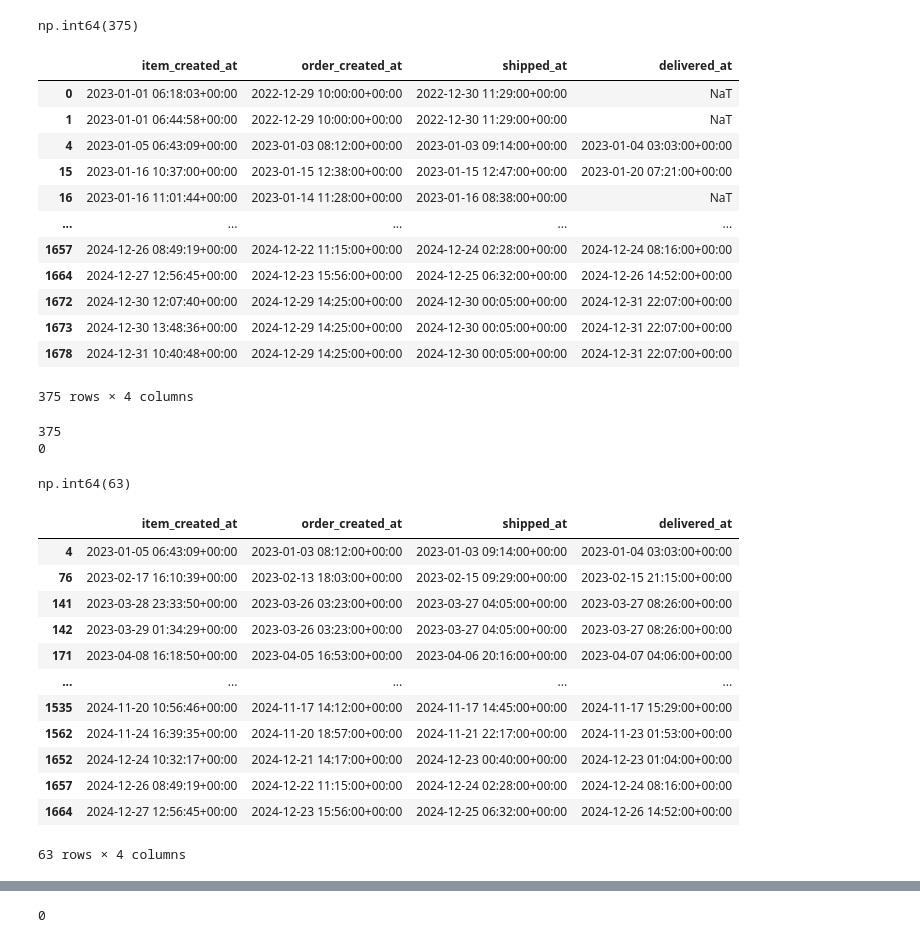
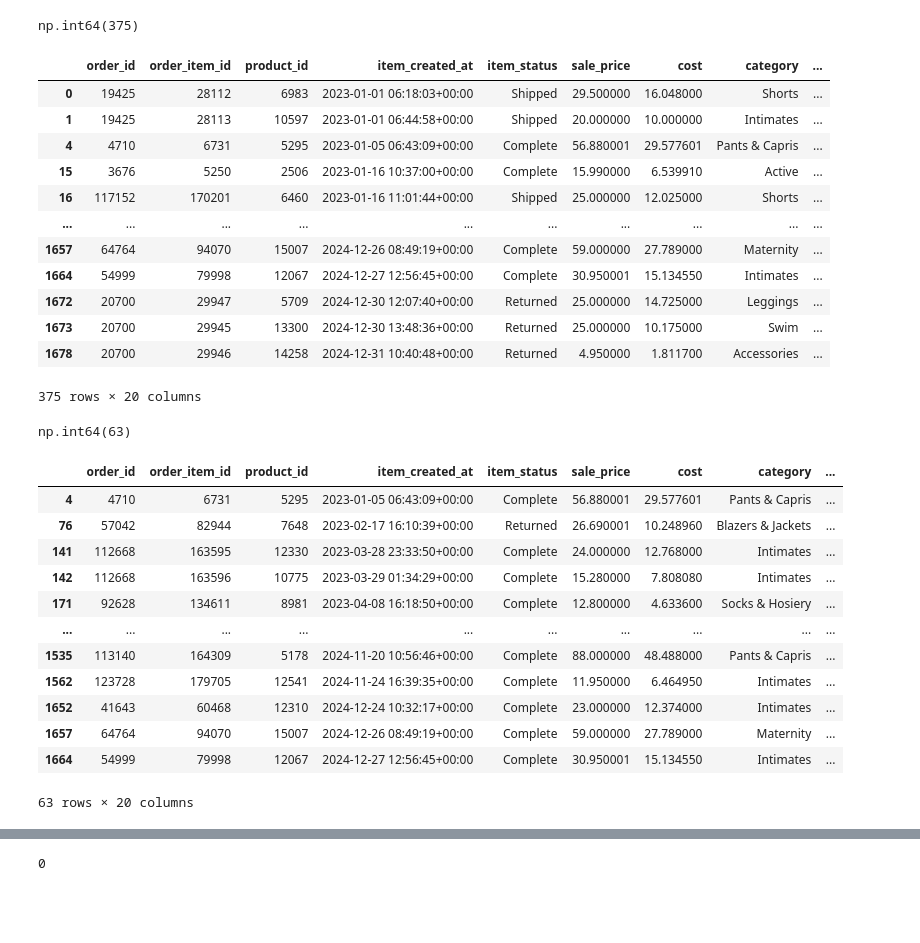
Before and after one commit to glimaleba/projet_thelook, a Jupyter notebook: notebooks/01_EDA_python.ipynb, the cells around one changed output, grey strips where cells are left out. Drawn from its saved outputs; the diff is of its cells as text; code cells hidden in the pictures; blank space fills up the shorter version.

```diff
--- a/notebooks/01_EDA_python.ipynb
+++ b/notebooks/01_EDA_python.ipynb
@@ -325,31 +323,19 @@ masque_coherence_item_order_and_shipped.sum()
 # %% [output]
 np.int64(375)
 # %%
-# L'output suivant nous laisse croire que les cas concernés semblent être dans le même time zone. Donc, nous avons de bonnes raisons d'éliminer la cause time zone.
-df_copie[masque_coherence_item_order_and_shipped][["item_created_at","order_created_at","shipped_at","delivered_at"]]
+# L'output suivant nous montre que certaines de ces lignes présentent à la fois order_status et item_status à completed. Je pense donc qu'il ne faut pas les supprimer, puisqu'elles correspondent(certaines) à des commandes effectivement finalisées et approuvées par les clients. Concernant les lignes dont le statut n'est pas completed, je propose de les conserver également pour le moment ; nous reviendrons sur leur interprétation lors de l'analyse du comportement des clients.
+df_copie[masque_coherence_item_order_and_shipped]
 # %% [output]
-|  | item_created_at | order_created_at | shipped_at | delivered_at |
-| 0 | 2023-01-01 06:18:03+00:00 | 2022-12-29 10:00:00+00:00 | 2022-12-30 11:29:00+00:00 | NaT |
-| 1 | 2023-01-01 06:44:58+00:00 | 2022-12-29 10:00:00+00:00 | 2022-12-30 11:29:00+00:00 | NaT |
-| 4 | 2023-01-05 06:43:09+00:00 | 2023-01-03 08:12:00+00:00 | 2023-01-03 09:14:00+00:00 | 2023-01-04 03:03:00+00:00 |
-| 15 | 2023-01-16 10:37:00+00:00 | 2023-01-15 12:38:00+00:00 | 2023-01-15 12:47:00+00:00 | 2023-01-20 07:21:00+00:00 |
-| 16 | 2023-01-16 11:01:44+00:00 | 2023-01-14 11:28:00+00:00 | 2023-01-16 08:38:00+00:00 | NaT |
-| ... | ... | ... | ... | ... |
-| 1657 | 2024-12-26 08:49:19+00:00 | 2024-12-22 11:15:00+00:00 | 2024-12-24 02:28:00+00:00 | 2024-12-24 08:16:00+00:00 |
-| 1664 | 2024-12-27 12:56:45+00:00 | 2024-12-23 15:56:00+00:00 | 2024-12-25 06:32:00+00:00 | 2024-12-26 14:52:00+00:00 |
-| 1672 | 2024-12-30 12:07:40+00:00 | 2024-12-29 14:25:00+00:00 | 2024-12-30 00:05:00+00:00 | 2024-12-31 22:07:00+00:00 |
-| 1673 | 2024-12-30 13:48:36+00:00 | 2024-12-29 14:25:00+00:00 | 2024-12-30 00:05:00+00:00 | 2024-12-31 22:07:00+00:00 |
-| 1678 | 2024-12-31 10:40:48+00:00 | 2024-12-29 14:25:00+00:00 | 2024-12-30 00:05:00+00:00 | 2024-12-31 22:07:00+00:00 |
+|  | order_id | order_item_id | product_id | item_created_at | item_status | sale_price | cost | category | ... |
+| 0 | 19425 | 28112 | 6983 | 2023-01-01 06:18:03+00:00 | Shipped | 29.500000 | 16.048000 | Shorts | ... |
+| 1 | 19425 | 28113 | 10597 | 2023-01-01 06:44:58+00:00 | Shipped | 20.000000 | 10.000000 | Intimates | ... |
+| 4 | 4710 | 6731 | 5295 | 2023-01-05 06:43:09+00:00 | Complete | 56.880001 | 29.577601 | Pants & Capris | ... |
+| 15 | 3676 | 5250 | 2506 | 2023-01-16 10:37:00+00:00 | Complete | 15.990000 | 6.539910 | Active | ... |
+| 16 | 117152 | 170201 | 6460 | 2023-01-16 11:01:44+00:00 | Shipped | 25.000000 | 12.025000 | Shorts | ... |
+| ... | ... | ... | ... | ... | ... | ... | ... | ... | ... |
+| 1657 | 64764 | 94070 | 15007 | 2024-12-26 08:49:19+00:00 | Complete | 59.000000 | 27.789000 | Maternity | ... |
+| 1664 | 54999 | 79998 | 12067 | 2024-12-27 12:56:45+00:00 | Complete | 30.950001 | 15.134550 | Intimates | ... |
+| 1672 | 20700 | 29947 | 5709 | 2024-12-30 12:07:40+00:00 | Returned | 25.000000 | 14.725000 | Leggings | ... |
+| 1673 | 20700 | 29945 | 13300 | 2024-12-30 13:48:36+00:00 | Returned | 25.000000 | 10.175000 | Swim | ... |
+| 1678 | 20700 | 29946 | 14258 | 2024-12-31 10:40:48+00:00 | Returned | 4.950000 | 1.811700 | Accessories | ... |
-375 rows × 4 columns
+375 rows × 20 columns
-# %%
-# 375 observations présentent une incohérence chronologique entre la création de la commande ou de l'item et la date d'expédition. Ces lignes doivent être examinées avant toute analyse. Creusons encore un peu plus :
-masque_coherence_item_order_and_shipped1 = df_copie["item_created_at"] > df_copie["shipped_at"]
-masque_coherence_item_order_and_shipped2 = df_copie["order_created_at"] > df_copie["shipped_at"]
-
-print(masque_coherence_item_order_and_shipped1.sum())
-# incohérence item -> shipped
-print(masque_coherence_item_order_and_shipped2.sum())
-# incohérence order -> shipped
-# %% [output]
-375
-0
@@ -362,19 +346,19 @@ masque_coherence_item_order_and_delivered.sum()
 # %% [output]
 np.int64(63)
 # %%
-# L'output suivant nous laisse croire que les cas concernés semblent être dans le même time zone. Donc, nous avons de bonnes raisons d'éliminer la cause time zone.
-df_copie[masque_coherence_item_order_and_delivered][["item_created_at","order_created_at","shipped_at","delivered_at"]]
+# L'output suivant nous montre que certaines de ces lignes présentent à la fois order_status et item_status à completed. Je pense donc qu'il ne faut pas les supprimer, puisqu'elles correspondent(certaines) à des commandes effectivement finalisées et approuvées par les clients. Concernant les lignes dont le statut n'est pas completed, je propose de les conserver également pour le moment ; nous reviendrons sur leur interprétation lors de l'analyse du comportement des clients.
+df_copie[masque_coherence_item_order_and_delivered]
 # %% [output]
-|  | item_created_at | order_created_at | shipped_at | delivered_at |
-| 4 | 2023-01-05 06:43:09+00:00 | 2023-01-03 08:12:00+00:00 | 2023-01-03 09:14:00+00:00 | 2023-01-04 03:03:00+00:00 |
-| 76 | 2023-02-17 16:10:39+00:00 | 2023-02-13 18:03:00+00:00 | 2023-02-15 09:29:00+00:00 | 2023-02-15 21:15:00+00:00 |
-| 141 | 2023-03-28 23:33:50+00:00 | 2023-03-26 03:23:00+00:00 | 2023-03-27 04:05:00+00:00 | 2023-03-27 08:26:00+00:00 |
-| 142 | 2023-03-29 01:34:29+00:00 | 2023-03-26 03:23:00+00:00 | 2023-03-27 04:05:00+00:00 | 2023-03-27 08:26:00+00:00 |
-| 171 | 2023-04-08 16:18:50+00:00 | 2023-04-05 16:53:00+00:00 | 2023-04-06 20:16:00+00:00 | 2023-04-07 04:06:00+00:00 |
-| ... | ... | ... | ... | ... |
-| 1535 | 2024-11-20 10:56:46+00:00 | 2024-11-17 14:12:00+00:00 | 2024-11-17 14:45:00+00:00 | 2024-11-17 15:29:00+00:00 |
-| 1562 | 2024-11-24 16:39:35+00:00 | 2024-11-20 18:57:00+00:00 | 2024-11-21 22:17:00+00:00 | 2024-11-23 01:53:00+00:00 |
-| 1652 | 2024-12-24 10:32:17+00:00 | 2024-12-21 14:17:00+00:00 | 2024-12-23 00:40:00+00:00 | 2024-12-23 01:04:00+00:00 |
-| 1657 | 2024-12-26 08:49:19+00:00 | 2024-12-22 11:15:00+00:00 | 2024-12-24 02:28:00+00:00 | 2024-12-24 08:16:00+00:00 |
-| 1664 | 2024-12-27 12:56:45+00:00 | 2024-12-23 15:56:00+00:00 | 2024-12-25 06:32:00+00:00 | 2024-12-26 14:52:00+00:00 |
+|  | order_id | order_item_id | product_id | item_created_at | item_status | sale_price | cost | category | ... |
+| 4 | 4710 | 6731 | 5295 | 2023-01-05 06:43:09+00:00 | Complete | 56.880001 | 29.577601 | Pants & Capris | ... |
+| 76 | 57042 | 82944 | 7648 | 2023-02-17 16:10:39+00:00 | Returned | 26.690001 | 10.248960 | Blazers & Jackets | ... |
+| 141 | 112668 | 163595 | 12330 | 2023-03-28 23:33:50+00:00 | Complete | 24.000000 | 12.768000 | Intimates | ... |
+| 142 | 112668 | 163596 | 10775 | 2023-03-29 01:34:29+00:00 | Complete | 15.280000 | 7.808080 | Intimates | ... |
+| 171 | 92628 | 134611 | 8981 | 2023-04-08 16:18:50+00:00 | Complete | 12.800000 | 4.633600 | Socks & Hosiery | ... |
+| ... | ... | ... | ... | ... | ... | ... | ... | ... | ... |
+| 1535 | 113140 | 164309 | 5178 | 2024-11-20 10:56:46+00:00 | Complete | 88.000000 | 48.488000 | Pants & Capris | ... |
+| 1562 | 123728 | 179705 | 12541 | 2024-11-24 16:39:35+00:00 | Complete | 11.950000 | 6.464950 | Intimates | ... |
+| 1652 | 41643 | 60468 | 12310 | 2024-12-24 10:32:17+00:00 | Complete | 23.000000 | 12.374000 | Intimates | ... |
+| 1657 | 64764 | 94070 | 15007 | 2024-12-26 08:49:19+00:00 | Complete | 59.000000 | 27.789000 | Maternity | ... |
+| 1664 | 54999 | 79998 | 12067 | 2024-12-27 12:56:45+00:00 | Complete | 30.950001 | 15.134550 | Intimates | ... |
-63 rows × 4 columns
+63 rows × 20 columns
```
Also changed, not shown: parts of 28 cells of this notebook.
